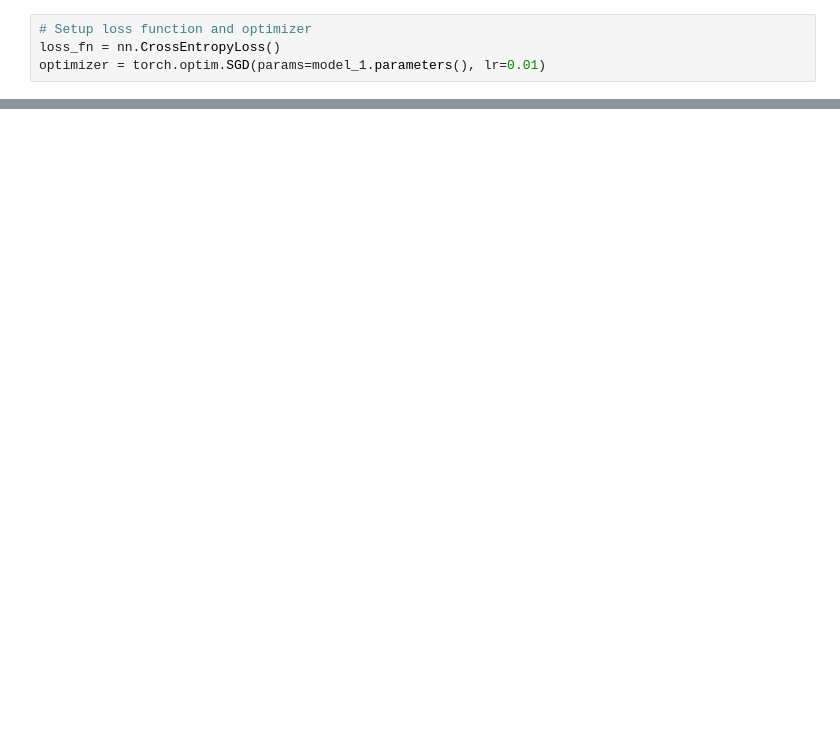
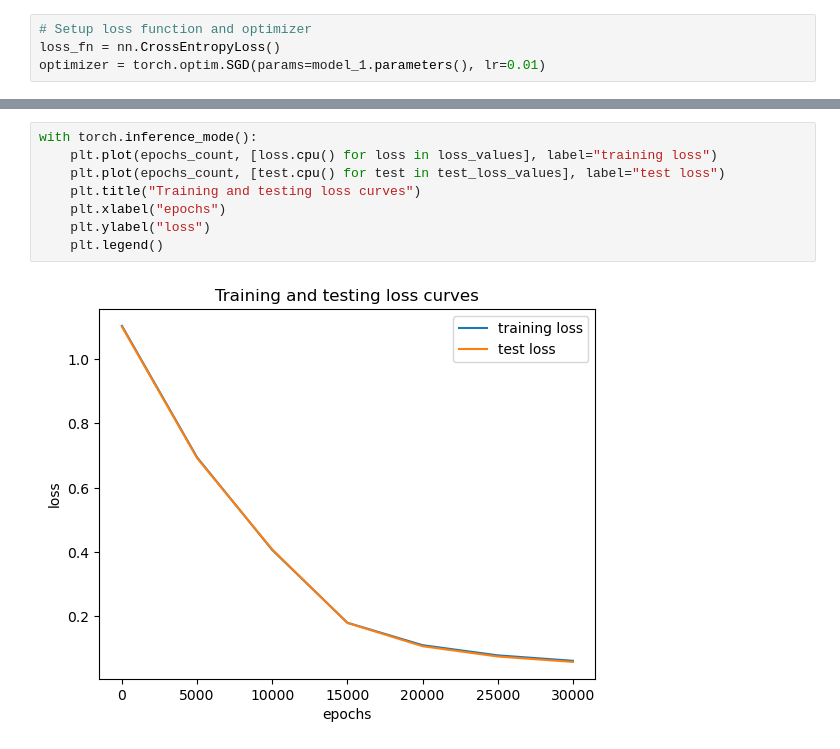
Before and after one commit to devdezzies/deep-learning-with-pytorch, a Jupyter notebook: exercises/02_pytorch_classification_exercises.ipynb, the cells around one changed output, grey strips where cells are left out. Cells and saved outputs as stored; diff of their text form; blank space fills up the shorter version.

```diff
--- a/exercises/02_pytorch_classification_exercises.ipynb
+++ b/exercises/02_pytorch_classification_exercises.ipynb
@@ -462,3 +470,13 @@ Epoch: 9000 | loss: 0.13494, accuracy: 0.96 | test loss: 0.10095, accuracy: 0.98
+# %%
+with torch.inference_mode():
+    plt.plot(epochs_count, [loss.cpu() for loss in loss_values], label="training loss")
+    plt.plot(epochs_count, [test.cpu() for test in test_loss_values], label="test loss")
+    plt.title("Training and testing loss curves")
+    plt.xlabel("epochs")
+    plt.ylabel("loss")
+    plt.legend()
+# %% [output]
+[figure, added]
 # %%
 # Plot decision boundaries for training and test sets
 plt.figure(figsize=(12, 6))
```
Also changed, not shown: parts of 6 cells of this notebook.
